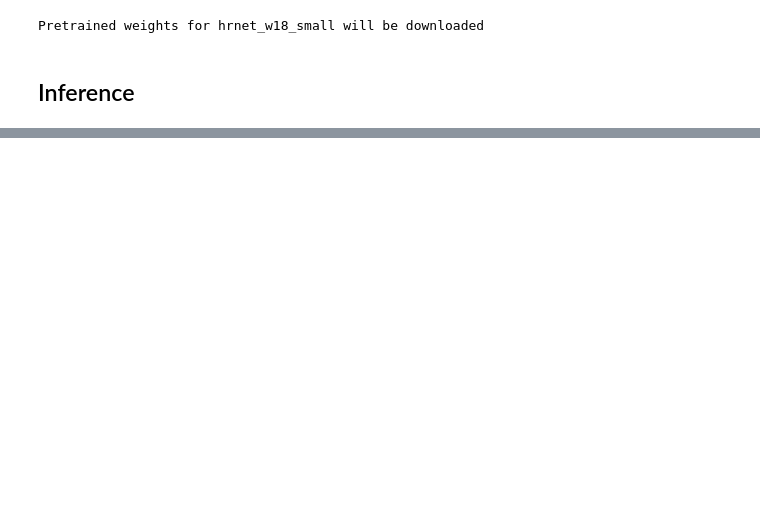
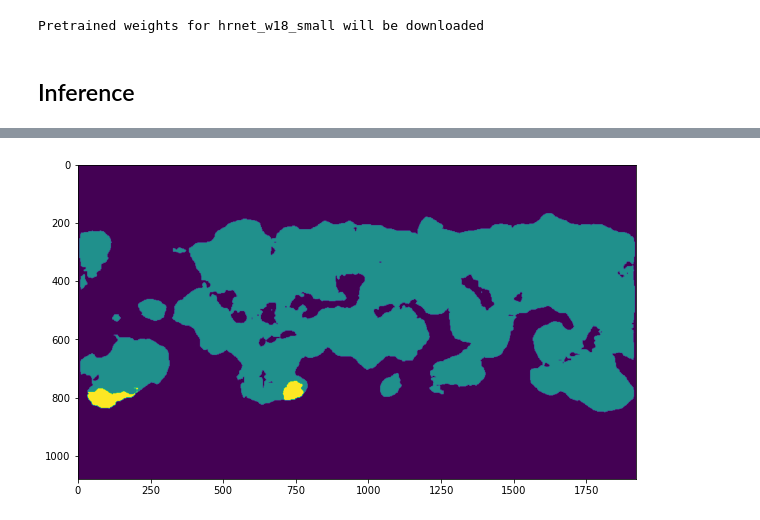
Before and after one commit to eora-ai/torchok, a Jupyter notebook: notebooks/Eval.ipynb, the cells around one changed output, grey strips where cells are left out. Cells and saved outputs as stored; diff of their text form; code cells hidden in the pictures; blank space fills up the shorter version.

```diff
--- a/notebooks/Eval.ipynb
+++ b/notebooks/Eval.ipynb
@@ -135,0 +178,38 @@ for i in range(n_imgs):
+# %%
+def coco_rle_encode(mask, classidx2name):
+    n_classes = len(classidx2name)
+    rles = []
+    for cl_idx in range(1, n_classes):
+        bimask = mask == cl_idx
+        coco_enc = coco_mask_util.encode(np.asfortranarray(bimask.astype(np.uint8)))
+        coco_enc.update({'class': classidx2name[cl_idx]})
+        coco_enc['counts'] = coco_enc['counts'].decode('utf-8')
+        rles.append(coco_enc)
+
+    return rles
+
+
+def coco_rle_decode(rles):
+    if not rles:
+        return None
+
+    masks = []
+    for rle in rles:
+        mask = coco_mask_util.decode(rle)
+        masks.append(mask)
+
+    h, w = masks[0].shape
+    mask = np.zeros((h, w), dtype=np.uint8)
+    for cl_idx, mask_ch in enumerate(masks):
+        mask[mask_ch > 0] = cl_idx + 1
+
+    return mask
+# %%
+CLASS_MAP = {
+    0: "Background",
+    1: "Leaf",
+    2: "Cell"
+}
+# %%
+rle = coco_rle_encode(pred, CLASS_MAP)
+rle
@@ -135,0 +223,5 @@ for i in range(n_imgs):
+# %%
+mask = coco_rle_decode(rle)
+imshow(mask);
+# %% [output]
+[figure, added]
```
Also changed, not shown: parts of 9 cells of this notebook, 2 other files.
